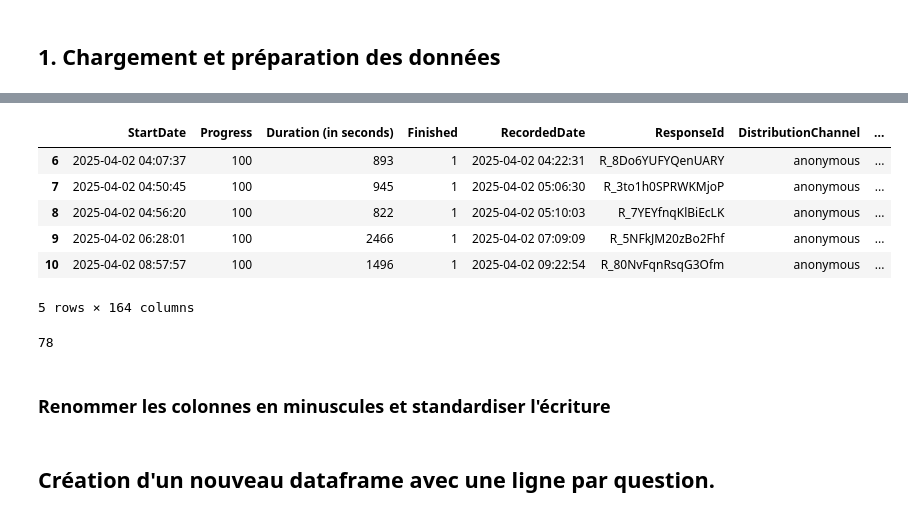
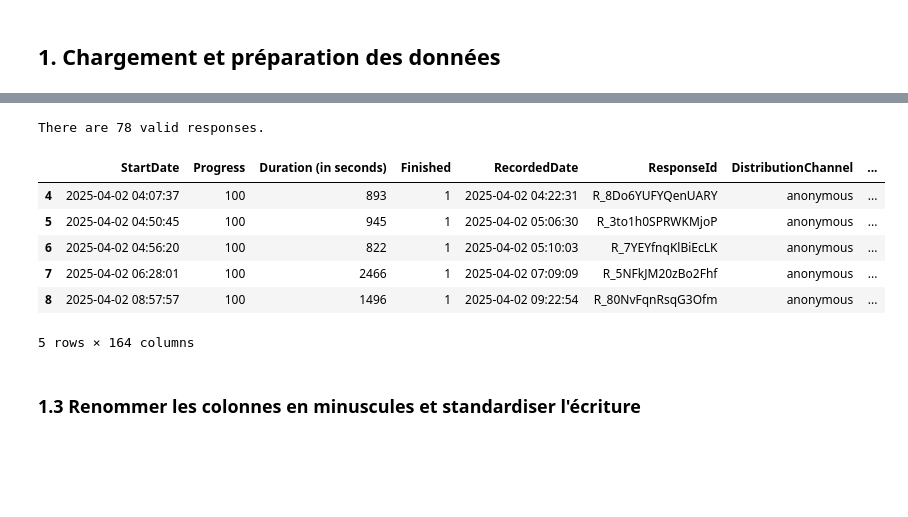
Before and after one commit to liogrnbrg/SHS_Psycho, a Jupyter notebook: main_analysis.ipynb, the cells around one changed output, grey strips where cells are left out. Cells and saved outputs as stored; diff of their text form; code cells hidden in the pictures; blank space fills up the shorter version.

```diff
--- a/main_analysis.ipynb
+++ b/main_analysis.ipynb
@@ -23,16 +26,24 @@ import statsmodels.formula.api as smf
 # %%
 # Nom du dernier CSV
-data_file = "SHS-Lie+detection+AI_May+28%2C+2025_08.23.csv" # "SHS-Lie+detection+AI_May+21%2C+2025_08.14.csv" #'SHS-Lie+detection+AI_May+12%2C+2025_09.03.csv' #"SHS-Lie+detection+AI_April+30%2C+2025_08.14.csv" # "SHS-Lie+detection+AI_April+9%2C+2025_11.22.csv"
+data_file = "SHS-Lie+detection+AI_May+28%2C+2025_08.23.csv"
+
+# Anciennes versions :
+# "SHS-Lie+detection+AI_May+21%2C+2025_08.14.csv"
+# 'SHS-Lie+detection+AI_May+12%2C+2025_09.03.csv'
+# "SHS-Lie+detection+AI_April+30%2C+2025_08.14.csv"
+# "SHS-Lie+detection+AI_April+9%2C+2025_11.22.csv"
 
 
-df = pd.read_csv(data_file, header=0, skiprows=0)
+# Load CSV
+df = pd.read_csv(data_file, header=0)
 
-# dictionnaire de correspondance pour les questions en français
+# Store French question text for reference (optional)
 questions = dict(zip(df.columns, df.iloc[0]))
 
-# supprimer les 2 premières lignes (elles sont inutiles)
-df = df[2:]
+# Drop metadata rows
+df = df[2:].reset_index(drop=True)
 
+# Preview
 df.head()
 # %% [output]
 |  | StartDate | EndDate | Status | IPAddress | Progress | Duration (in seconds) | Finished | RecordedDate | ... |
@@ -58,45 +60,57 @@ len(df.loc[(df["Progress"].astype(int) > 75) | (df["Finished"].astype(int) != 0)
 - Supprimer ou identifier les valeurs manquantes ou aberrantes.
 - Renommer les colonnes si nécessaire.
 # %%
-# garder seulement les questionnaires finis (à changer si trop peu de données)
+# Keep only completed or >95% progressed responses
 df['Finished'] = df['Finished'].astype(int)
 df = df.loc[(df["Finished"] > 0) | (df["Progress"].astype(int) > 95)]
-# df = df.loc[(df["Progress"].astype(int) > 75) | (df["Finished"].astype(int) != 0)] # df.loc[df["Finished"]!=0]
+# Alternative: include responses with >75% progress
 
-
-# enlver les previews de test de notre part
+# Remove internal test previews
 df = df.loc[df["DistributionChannel"] == "anonymous"]
 
-# supprimer les colones non pertinentes
-df = df.drop(columns=["EndDate","Status","IPAddress","RecipientLastName","RecipientFirstName","RecipientEmail","ExternalReference","LocationLatitude","LocationLongitude"], axis=1)
+# Drop metadata columns
+df = df.drop(columns=[
+    "EndDate", "Status", "IPAddress", "RecipientLastName",
+    "RecipientFirstName", "RecipientEmail", "ExternalReference",
+    "LocationLatitude", "LocationLongitude"
+], axis=1)
 
-# trouver si groupe texte ou audio, et mettre dans la colonne "subgroup"
-df["feedback_type"]= df["conf. post 3 (t,NH)_1"].isna().apply(lambda x: "audio" if x else "text")
+# Define feedback type based on condition presence
+df["feedback_type"] = df["conf. post 3 (t,NH)_1"].isna().apply(lambda x: "audio" if x else "text")
 
+# Convert checkbox-style responses to score
 def convert_to_score(x):
     if pd.isna(x):
         return 0
     else:
-        return len([int(i) for i in x.split(",")])/10
+        return len([int(i) for i in x.split(",")]) / 10
 
-df["technical_score"] = (df["Q18"].astype(float)/5+ df["Q19"].apply(convert_to_score) + df["Q20"].astype(float)/4)/3
-df["familiaritiy_score"] = (df["Q17"].astype(float)+ df["Q21"].astype(float))/10
+# Compute technical and familiarity scores
+df["technical_score"] = (
+    df["Q18"].astype(float)/5 +
+    df["Q19"].apply(convert_to_score) +
+    df["Q20"].astype(float)/4
+) / 3
+
+df["familiaritiy_score"] = (
+    df["Q17"].astype(float) + df["Q21"].astype(float)
+) / 10
+
+# Print number of valid responses
+print(f"There are {len(df)} valid responses.")
 
 df.head()
 # %% [output]
+There are 78 valid responses.
 |  | StartDate | Progress | Duration (in seconds) | Finished | RecordedDate | ResponseId | DistributionChannel | ... |
-| 6 | 2025-04-02 04:07:37 | 100 | 893 | 1 | 2025-04-02 04:22:31 | R_8Do6YUFYQenUARY | anonymous | ... |
-| 7 | 2025-04-02 04:50:45 | 100 | 945 | 1 | 2025-04-02 05:06:30 | R_3to1h0SPRWKMjoP | anonymous | ... |
-| 8 | 2025-04-02 04:56:20 | 100 | 822 | 1 | 2025-04-02 05:10:03 | R_7YEYfnqKlBiEcLK | anonymous | ... |
-| 9 | 2025-04-02 06:28:01 | 100 | 2466 | 1 | 2025-04-02 07:09:09 | R_5NFkJM20zBo2Fhf | anonymous | ... |
-| 10 | 2025-04-02 08:57:57 | 100 | 1496 | 1 | 2025-04-02 09:22:54 | R_80NvFqnRsqG3Ofm | anonymous | ... |
+| 4 | 2025-04-02 04:07:37 | 100 | 893 | 1 | 2025-04-02 04:22:31 | R_8Do6YUFYQenUARY | anonymous | ... |
+| 5 | 2025-04-02 04:50:45 | 100 | 945 | 1 | 2025-04-02 05:06:30 | R_3to1h0SPRWKMjoP | anonymous | ... |
+| 6 | 2025-04-02 04:56:20 | 100 | 822 | 1 | 2025-04-02 05:10:03 | R_7YEYfnqKlBiEcLK | anonymous | ... |
+| 7 | 2025-04-02 06:28:01 | 100 | 2466 | 1 | 2025-04-02 07:09:09 | R_5NFkJM20zBo2Fhf | anonymous | ... |
+| 8 | 2025-04-02 08:57:57 | 100 | 1496 | 1 | 2025-04-02 09:22:54 | R_80NvFqnRsqG3Ofm | anonymous | ... |
-5 rows × 164 columns
+5 rows × 164 columns
-# %%
-len(df)
-# %% [output]
-78
 # %% [markdown]
-### Renommer les colonnes en minuscules et standardiser l'écriture
+### 1.3 Renommer les colonnes en minuscules et standardiser l'écriture
 # %%
 import re
 
@@ -122,5 +136,3 @@ for col in df.columns:
 
 # Rename the dataframe columns
 df_new = df.rename(columns=new_columns)
-# %% [markdown]
-## Création d'un nouveau dataframe avec une ligne par question.
```
Also changed, not shown: parts of 182 cells of this notebook, 1 other file.
